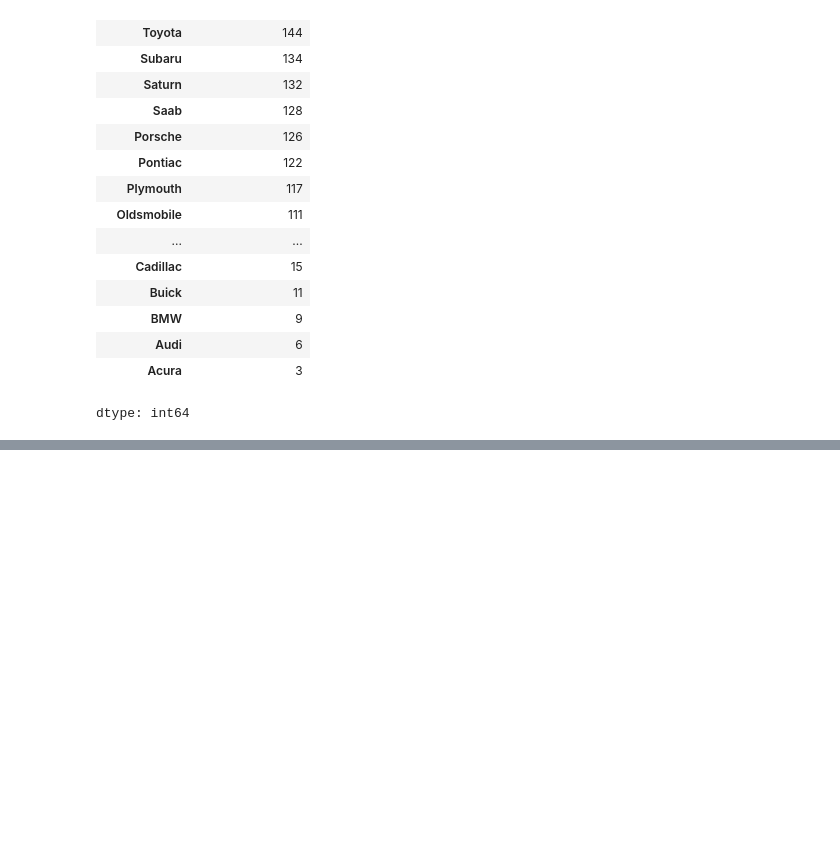
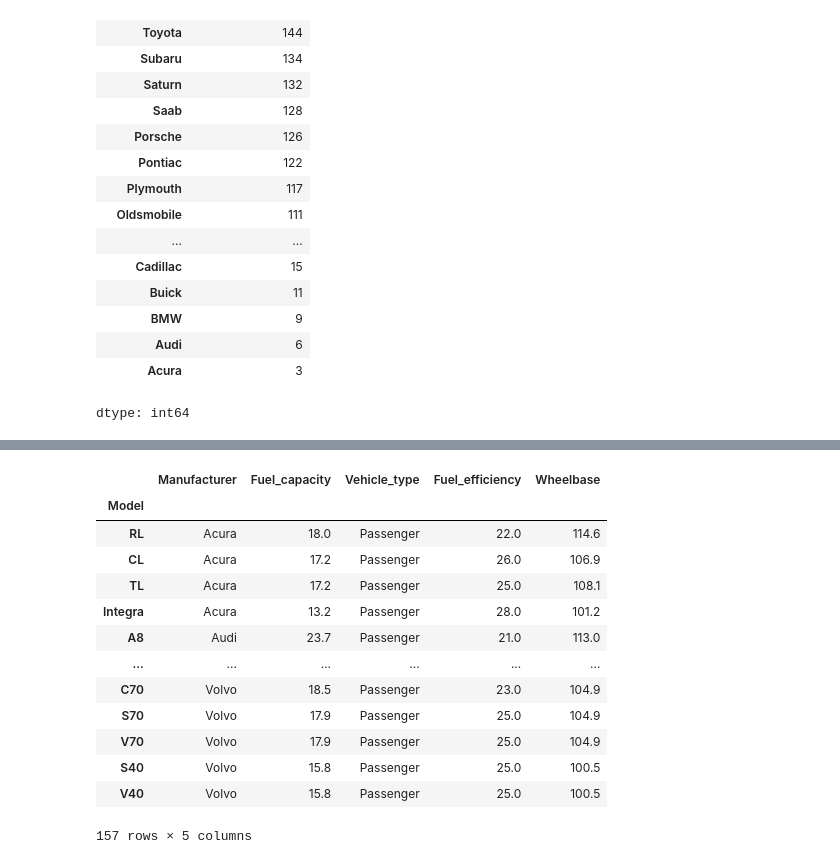
Before and after one commit to SIVASHANKARI04/Car-Sales-and-Performance-Analysis-Trends-and-insights, a Jupyter notebook: car_sales.ipynb, the cells around one changed output, grey strips where cells are left out. Saved outputs shown, nothing was run; the diff lists cells and outputs as text; code cells hidden in the pictures; blank space fills up the shorter version.

```diff
--- a/car_sales.ipynb
+++ b/car_sales.ipynb
@@ -146,0 +224,17 @@ dtype: int64
+# %%
+df.sort_values(by=["Manufacturer","Fuel_capacity","Vehicle_type","Fuel_efficiency","Wheelbase"],ascending=[True,False,True,False,True]).loc[:,["Manufacturer","Fuel_capacity","Vehicle_type","Fuel_efficiency","Wheelbase"]]
+# %% [output]
+|  | Manufacturer | Fuel_capacity | Vehicle_type | Fuel_efficiency | Wheelbase |
+| Model |  |  |  |  |  |
+| RL | Acura | 18.0 | Passenger | 22.0 | 114.6 |
+| CL | Acura | 17.2 | Passenger | 26.0 | 106.9 |
+| TL | Acura | 17.2 | Passenger | 25.0 | 108.1 |
+| Integra | Acura | 13.2 | Passenger | 28.0 | 101.2 |
+| A8 | Audi | 23.7 | Passenger | 21.0 | 113.0 |
+| ... | ... | ... | ... | ... | ... |
+| C70 | Volvo | 18.5 | Passenger | 23.0 | 104.9 |
+| S70 | Volvo | 17.9 | Passenger | 25.0 | 104.9 |
+| V70 | Volvo | 17.9 | Passenger | 25.0 | 104.9 |
+| S40 | Volvo | 15.8 | Passenger | 25.0 | 100.5 |
+| V40 | Volvo | 15.8 | Passenger | 25.0 | 100.5 |
+157 rows × 5 columns
```
Also changed, not shown: parts of 13 cells of this notebook.
